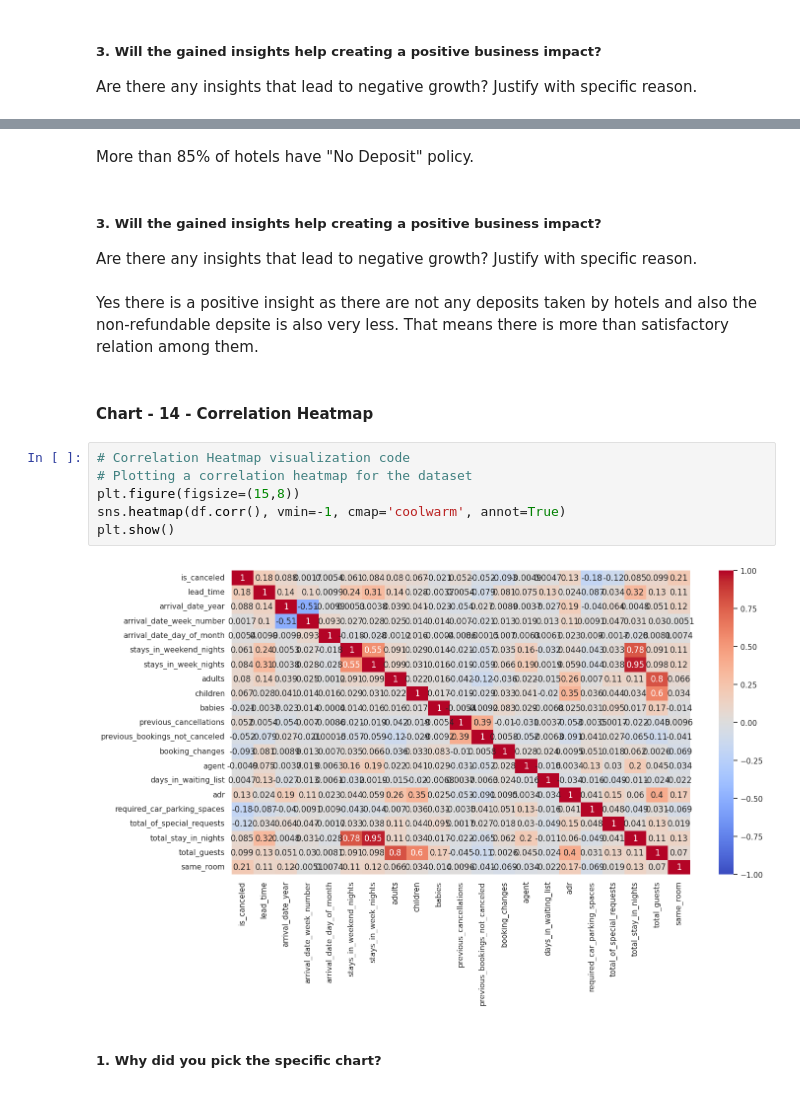
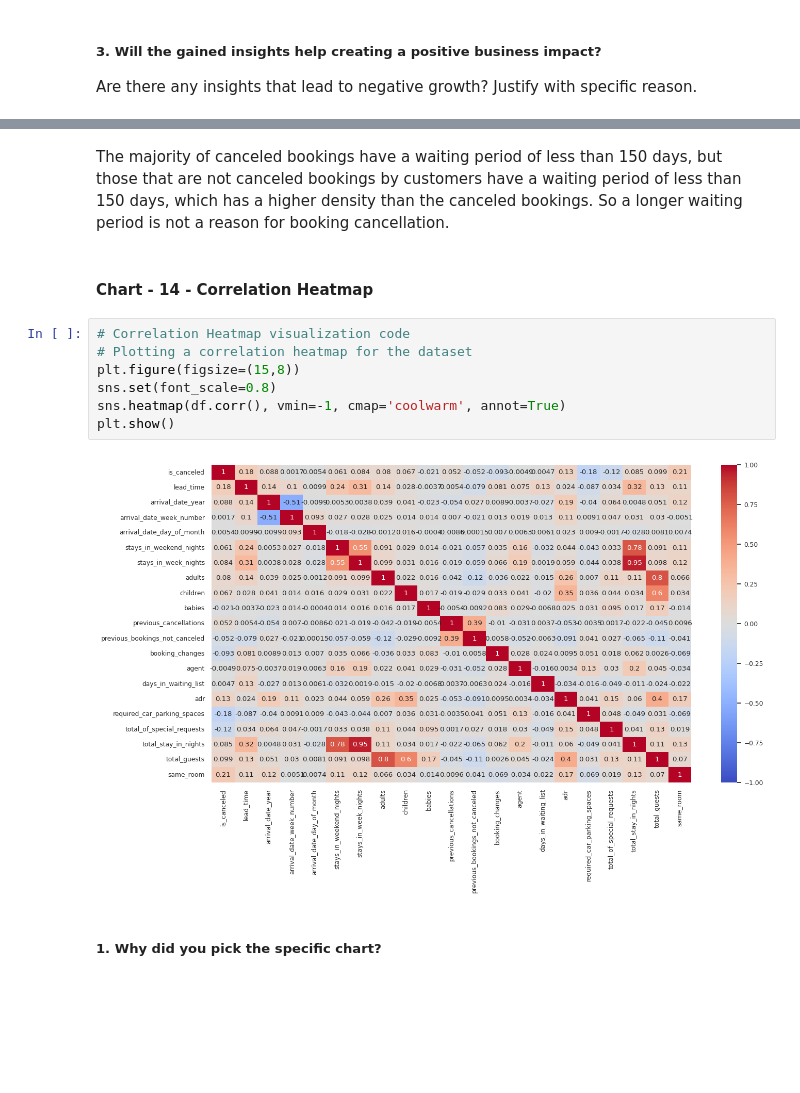
Before and after one commit to RiteshBorude/Hotel_Booking_Analysis, a Jupyter notebook: Ritesh_Borude_EDA.ipynb, the cells around one changed output, grey strips where cells are left out. Cells and saved outputs as stored; diff of their text form; blank space fills up the shorter version.

```diff
--- a/Ritesh_Borude_EDA.ipynb
+++ b/Ritesh_Borude_EDA.ipynb
@@ -1051,20 +1001,16 @@ Count plot is suitable to find the count ot frequency of categorical variables a
-# %% [markdown]
-More than 85% of hotels have "No Deposit" policy.
-# %% [markdown]
-##### 3. Will the gained insights help creating a positive business impact?
-Are there any insights that lead to negative growth? Justify with specific reason.
-# %% [markdown]
-Yes there is a positive insight as there are not any deposits taken by hotels and also the non-refundable depsite is also very less. That means there is more than satisfactory relation among them.
+# %% [markdown]
+The majority of canceled bookings have a waiting period of less than 150 days, but those that are not canceled bookings by customers have a waiting period of less than 150 days, which has a higher density than the canceled bookings. So a longer waiting period is not a reason for booking cancellation.
 # %% [markdown]
 #### Chart - 14 - Correlation Heatmap
 # %%
 # Correlation Heatmap visualization code
 # Plotting a correlation heatmap for the dataset
 plt.figure(figsize=(15,8))
+sns.set(font_scale=0.8)
 sns.heatmap(df.corr(), vmin=-1, cmap='coolwarm', annot=True)
 plt.show()
 # %% [output]
-[figure, old version]
+[figure, new version]
 # %% [markdown]
 ##### 1. Why did you pick the specific chart?
 # %% [markdown]
```
Also changed, not shown: parts of 97 cells of this notebook.
